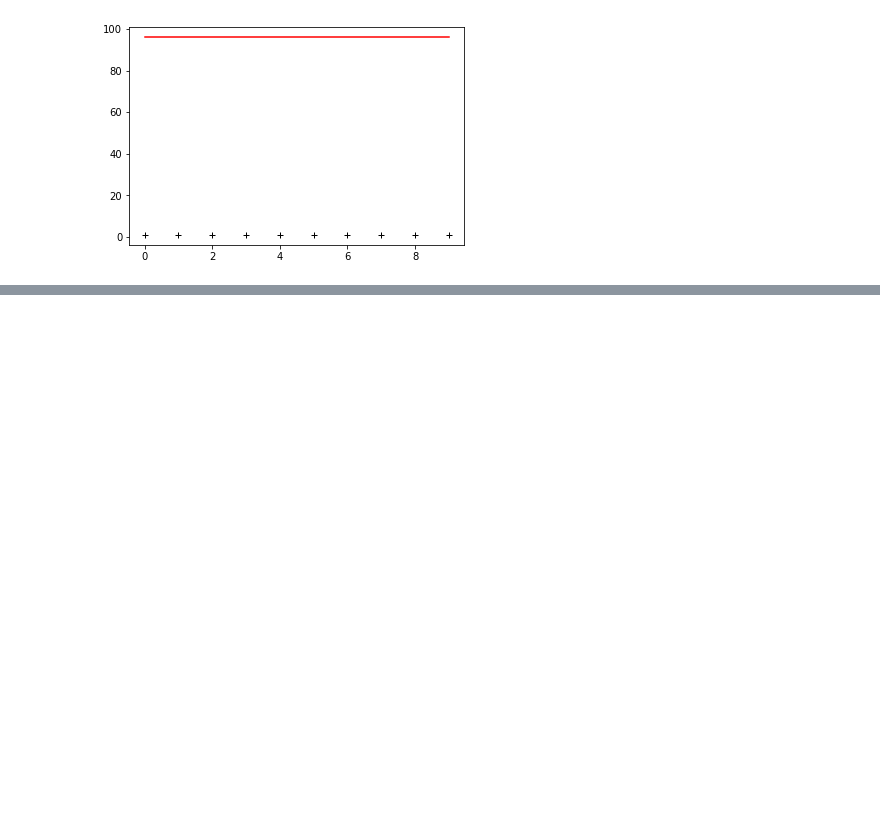
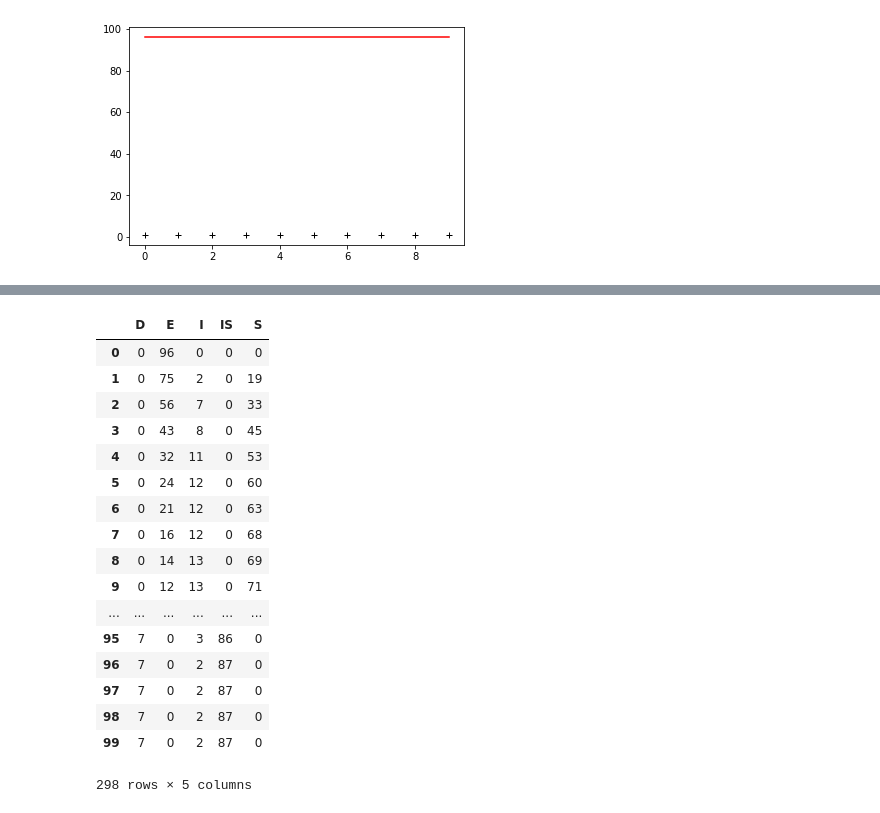
Before and after one commit to clarktemple03/distemper-outbreak, a Jupyter notebook: simulation_test.ipynb, the cells around one changed output, grey strips where cells are left out. Saved outputs shown, nothing was run; the diff lists cells and outputs as text; code cells hidden in the pictures; blank space fills up the shorter version.

```diff
--- a/simulation_test.ipynb
+++ b/simulation_test.ipynb
@@ -362,0 +379,23 @@ Fig.set_tight_layout('tight')
+# %%
+results = average_simulation(params,runs = 3, simulation_time=np.arange(1,100))
+# %%
+results.head()
+# %% [output]
+|  | D | E | I | IS | S |
+| 0 | 0 | 96 | 0 | 0 | 0 |
+| 1 | 0 | 75 | 2 | 0 | 19 |
+| 2 | 0 | 56 | 7 | 0 | 33 |
+| 3 | 0 | 43 | 8 | 0 | 45 |
+| 4 | 0 | 32 | 11 | 0 | 53 |
+| 5 | 0 | 24 | 12 | 0 | 60 |
+| 6 | 0 | 21 | 12 | 0 | 63 |
+| 7 | 0 | 16 | 12 | 0 | 68 |
+| 8 | 0 | 14 | 13 | 0 | 69 |
+| 9 | 0 | 12 | 13 | 0 | 71 |
+| ... | ... | ... | ... | ... | ... |
+| 95 | 7 | 0 | 3 | 86 | 0 |
+| 96 | 7 | 0 | 2 | 87 | 0 |
+| 97 | 7 | 0 | 2 | 87 | 0 |
+| 98 | 7 | 0 | 2 | 87 | 0 |
+| 99 | 7 | 0 | 2 | 87 | 0 |
+298 rows × 5 columns
```
Also changed, not shown: parts of 7 cells of this notebook.
